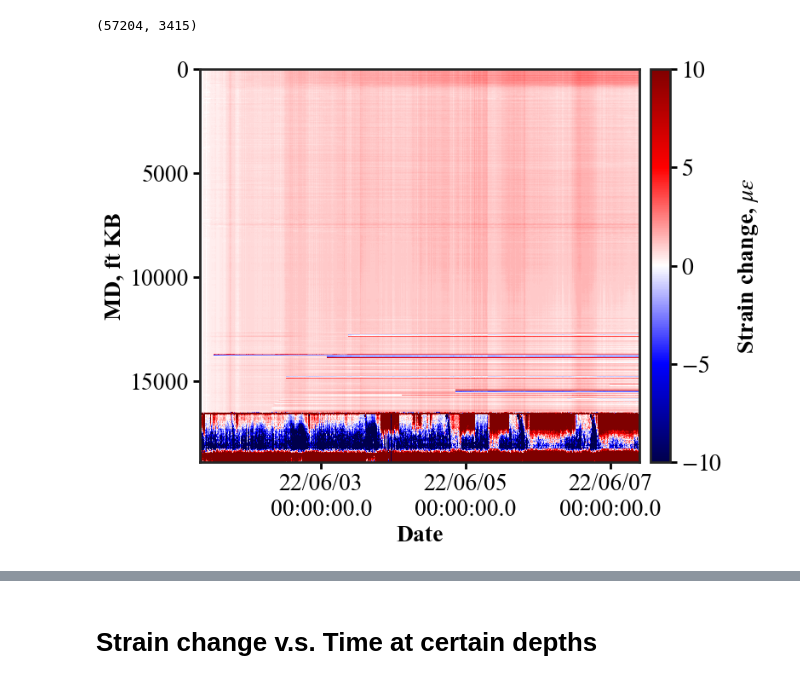
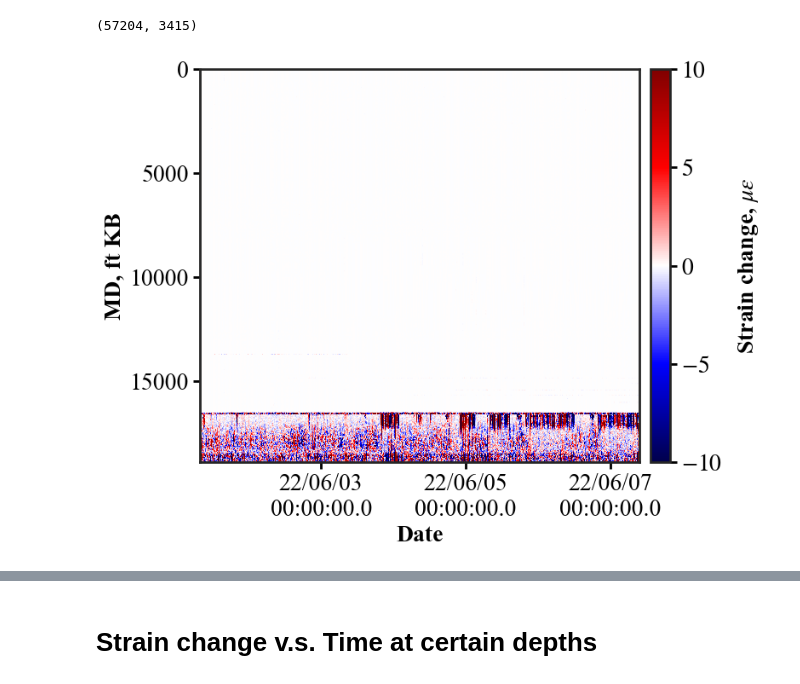
Before and after one commit to felix-mao-1516/plot-for-research-, a Jupyter notebook: Waterfall_plot.ipynb, the cells around one changed output, grey strips where cells are left out. Drawn from its saved outputs; the diff is of its cells as text; code cells hidden in the pictures.

```diff
--- a/Waterfall_plot.ipynb
+++ b/Waterfall_plot.ipynb
@@ -28,7 +28,10 @@ from jin_pylib import Data2D_XT
 # f1 = h5py.File('C:/Users/fengxiang.mao/Desktop/Devon data/HFTS-1_Devon/20220707/Evo 5 (POP)/Zgabay A14H - pop - strain change.h5','r')
 # f1 = h5py.File('C:/Users/fengxiang.mao/Desktop/Devon data/HFTS-1_Devon/Evo_5_6_7_Sep_2025/Evo 6 (choke)/Zgabay A14H - choke - strain change rate.h5','r')
 # f1 = h5py.File('C:/Users/fengxiang.mao/Desktop/Devon data/HFTS-1_Devon/Evo_5_6_7_Sep_2025/Evo 7 (flowback)/Zgabay A14H - flowback - strain change.h5','r')
-f1 = h5py.File('C:/Users/fengxiang.mao/Desktop/HFTS2_dataset/Anadarko_B2H_(B3H)_CWC/Input/0.1 Hz Diff/merged_B2H_(B3H).h5','r')
+# f1 = h5py.File('C:/Users/fengxiang.mao/Desktop/HFTS2_dataset/Anadarko_B2H_(B3H)_CWC/Input/0.1 Hz Diff/merged_B2H_(B3H).h5','r')
+# f1 = h5py.File('C:/Users/fengxiang.mao/Desktop/Devon data/HFTS-1_Devon/Evo_5_6_7_Sep_2025/Evo 7 (flowback)/Strain_change_washed.h5','r')
+f1 = h5py.File('C:/Users/fengxiang.mao/Desktop/Devon data/HFTS-1_Devon/Evo_5_6_7_Sep_2025/Evo 7 (flowback)/Strain_change_rate_washed.h5','r')
+
 
 
 
@@ -188,7 +215,6 @@ im.set_norm(TwoSlopeNorm(vmin=-10, vcenter=0, vmax=10))  # 以 0 为中心
 # 或者：im.set_clim(-10, 10)
 
 cbar = fig.colorbar(im, ax=ax, pad=0.02) # pad 调整颜色条与图的距离pad 数值越大越远（相对于轴宽度的比例）
-cbar.set_label(r'Strain change, $\mu\varepsilon$', rotation=90, labelpad=10)
 
 ax.set_ylabel("MD, ft KB", fontweight='bold')
 ax.set_xlabel("Date",     fontweight='bold')
@@ -203,32 +229,32 @@ ax.set_xlabel("Date",     fontweight='bold')
 # ax.set_yticks([0, 5000, 10000])
 # ax.set_yticklabels(['0', '5k', '10k'])
 
 # 均匀间隔
 # ax.xaxis.set_major_locator(MultipleLocator(3600))     # 每 3600 秒一个大刻度
 ax.yaxis.set_major_locator(MultipleLocator(5000))     # 每 2000 ft 一个大刻度
 
 # # 控制刻度文本格式（自定义函数）
 # ax.xaxis.set_major_formatter(FuncFormatter(lambda v, pos: f'{v/3600:.1f} h'))
 # ax.yaxis.set_major_formatter(FuncFormatter(lambda v, pos: f'{v:.0f}'))
 
 # # 或者仅控制“最多几个刻度”
 # ax.xaxis.set_major_locator(MaxNLocator(nbins=5))
 
 # # cbar
 # 位置：固定到想要的几档
 cbar.set_ticks([-10, -5, 0, 5, 10])                 # 或 cbar.ax.yaxis.set_major_locator(FixedLocator([...]))
 # 文本：逐个指定（可含数学字体）
 cbar.set_ticklabels([r'$-10$', r'$-5$', r'$0$', r'$5$', r'$10$'])
 
 # # 或者用 Formatter 自动生成文本
 # cbar.formatter = FuncFormatter(lambda v, pos: f'{v:.1f}')
 # cbar.update_normal(im)   # 某些版本需要刷新一下
 
 # 标签（单位）
 cbar.set_label(r'Strain change, $\mu\varepsilon$', rotation=90, labelpad=12)
 
 
 plt.tight_layout()
-plt.savefig('waterfall_ori.png',dpi=1200)
+# plt.savefig('waterfall_ori.png',dpi=1200)
 # %% [output]
-[figure, old version]
+[figure, new version]
```
Also changed, not shown: parts of 5 cells of this notebook, 8 other files.
